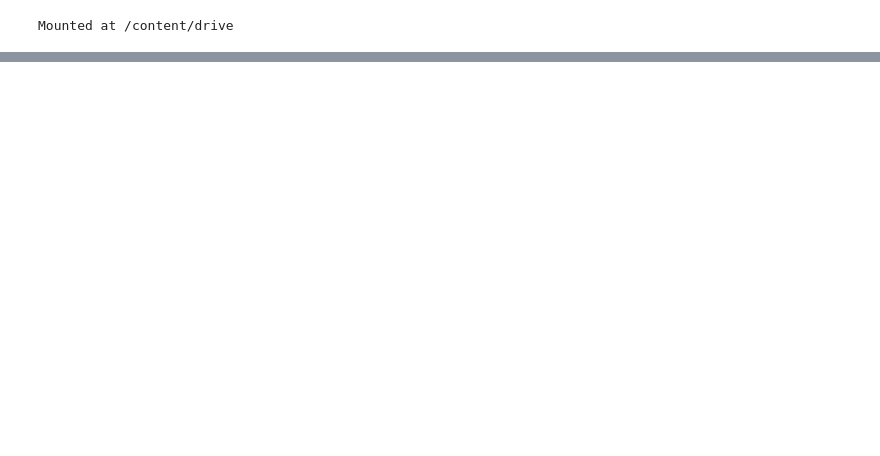
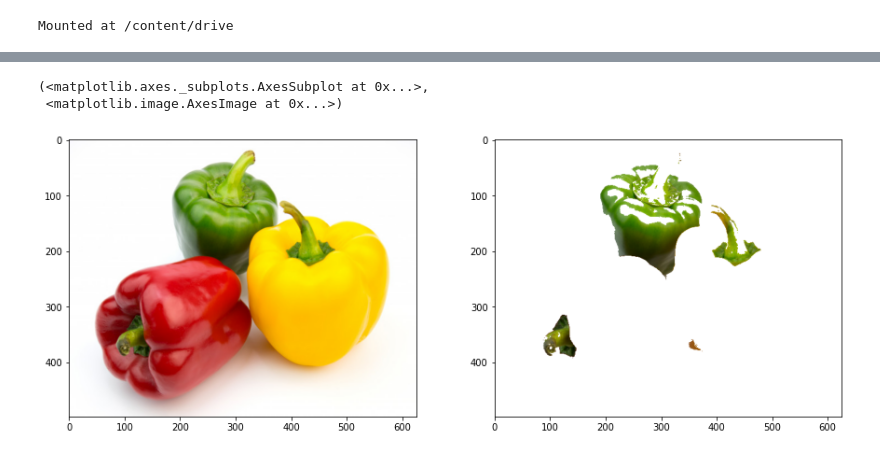
Before and after one commit to SeptaNanda/PCVK_Genap_2021, a Jupyter notebook: Week9.ipynb, the cells around one changed output, grey strips where cells are left out. Saved outputs shown, nothing was run; the diff lists cells and outputs as text; code cells hidden in the pictures; blank space fills up the shorter version.

```diff
--- a/Week9.ipynb
+++ b/Week9.ipynb
@@ -307,0 +171,39 @@ SE = Line Vertikal 5
+# %%
+# nomer 6
+filename_4 = ('/content/drive/MyDrive/PCVK/peppers.jpg')
+img_p = cv2.imread(filename_4)
+img_rgb2 = cv2.cvtColor(img_p,cv2.COLOR_BGR2RGB)
+
+pixel_values = img_rgb2.reshape((-1, 3))
+pixel_values = np.float32(pixel_values)
+
+
+
+criteria = (cv2.TERM_CRITERIA_EPS + cv2.TERM_CRITERIA_MAX_ITER, 100, 0.2)
+
+
+
+k = 6
+_, labels, (centers) = cv2.kmeans(pixel_values, k, None, criteria, 10, cv2.KMEANS_RANDOM_CENTERS)
+
+# konversi titik centroid ke dalam integer
+centers = np.uint8(centers)
+
+# flattening label array
+labels = labels.flatten()
+
+masked_image = np.copy(img_rgb2)
+masked_image0 = masked_image.reshape((-1, 3))
+masked_image0[labels != 1] = [255, 255, 255]
+masked_image0 = masked_image0.reshape(img_rgb2.shape)
+
+plt.figure(figsize = (15,12))
+plt.subplot(2,2,1),plt.imshow(img_rgb2)
+plt.subplot(2,2,2),plt.imshow(masked_image0)
+
+# Pertanyaan : Saat anda menampilkan warna tertentu, jelaskan kendala yang dihadapi dan mengapa hal itu terjadi.
+# Jawaban: Kendala yang dihadapi adalah warna yang didapat random (acak) berdasarkan cluster terdekat.
+# %% [output]
+(<matplotlib.axes._subplots.AxesSubplot at 0x...>,
+ <matplotlib.image.AxesImage at 0x...>)
+[figure, added]
```
Also changed, not shown: parts of 20 cells of this notebook.
